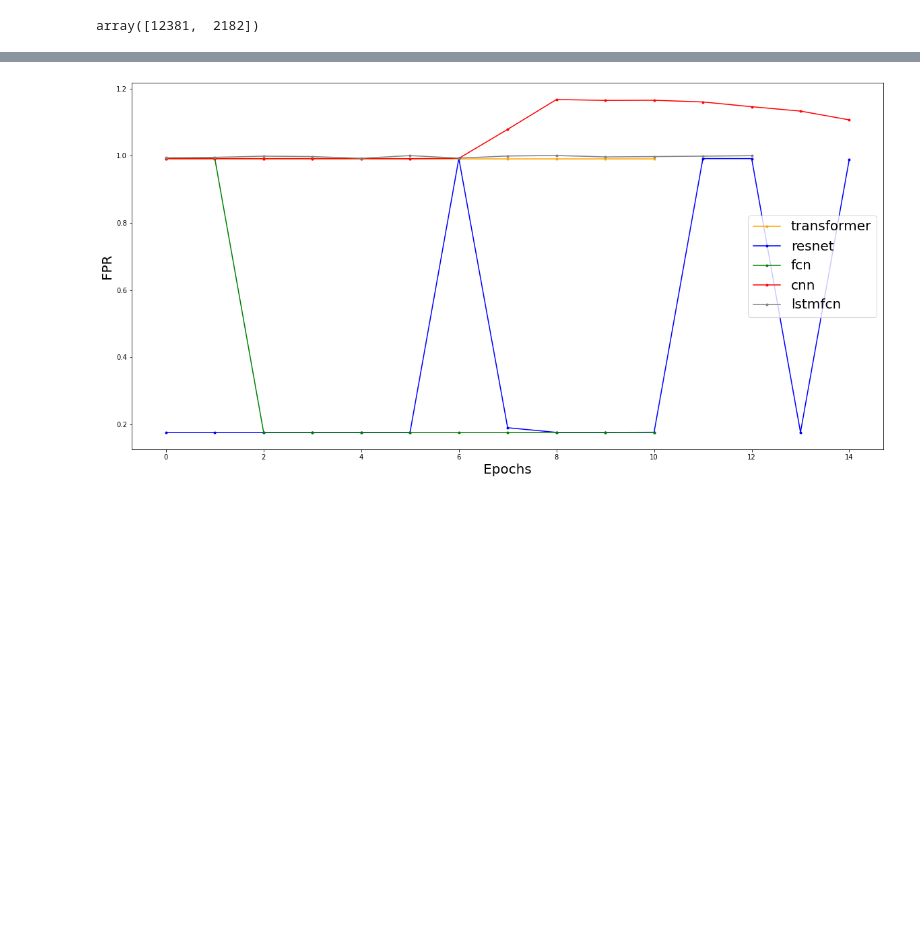
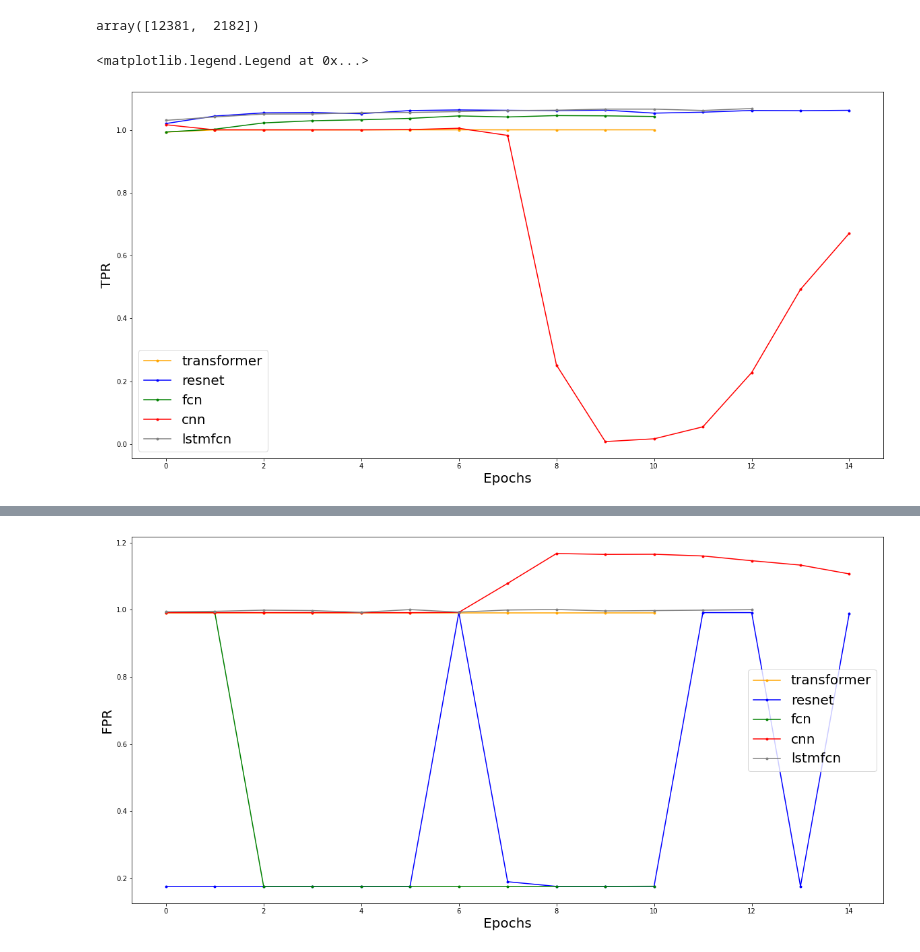
Before and after one commit to vmm221313/Energy_Theft, a Jupyter notebook: final_plots.ipynb, the cells around one changed output, grey strips where cells are left out. Saved outputs shown, nothing was run; the diff lists cells and outputs as text; code cells hidden in the pictures; blank space fills up the shorter version.

```diff
--- a/final_plots.ipynb
+++ b/final_plots.ipynb
@@ -36,3 +81,25 @@ colors = ['orange', 'blue', 'green', 'red', 'grey']
+# %%
+metric = 'recall'
+plt.figure(figsize=(20, 10))
+for i, model in enumerate(train_hist):
+    plt.plot(train_hist[model]['history'][metric][:15], color=colors[i], marker='.', label=model)
+plt.xlabel('Epochs', fontsize=20)
+plt.ylabel('Recall', fontsize=20)
+plt.legend(fontsize=20)
+#plt.show()
+plt.savefig('results/{}.png'.format(metric))
+plt.close()
+# %%
+metric = 'val_recall'
+plt.figure(figsize=(20, 10))
+for i, model in enumerate(train_hist):
+    plt.plot(train_hist[model]['history'][metric][:15], color=colors[i], marker='.', label=model)
+plt.xlabel('Epochs', fontsize=20)
+plt.ylabel('Recall', fontsize=20)
+plt.legend(fontsize=20)
+#plt.show()
+plt.savefig('results/{}.png'.format(metric))
+plt.close()
 # %%
 plt.figure(figsize=(20, 10))
 for i, model in enumerate(train_hist):
@@ -150,0 +247,14 @@ true_neg_train = counts[1]
+# %%
+metric = 'true_positives'
+plt.figure(figsize=(20, 10))
+for i, model in enumerate(train_hist):
+    plt.plot(train_hist[model]['history'][metric][:15]/total_pos_train, color=colors[i], marker='.', label=model)
+plt.xlabel('Epochs', fontsize=20)
+plt.ylabel('TPR', fontsize=20)
+plt.legend(fontsize=20)
+#plt.show()
+#plt.savefig('results/{}.png'.format(metric))
+#plt.close()
+# %% [output]
+<matplotlib.legend.Legend at 0x...>
+[figure, added]
```
Also changed, not shown: parts of 18 cells of this notebook, 2 other files.
